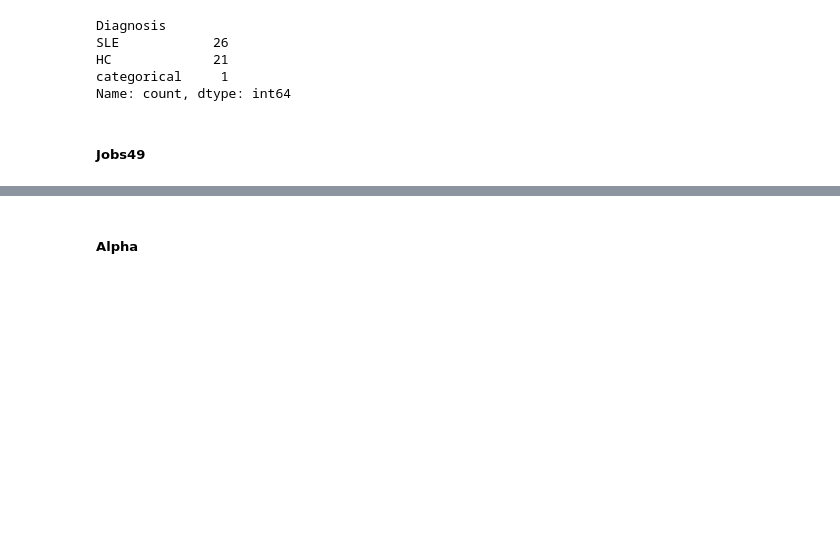
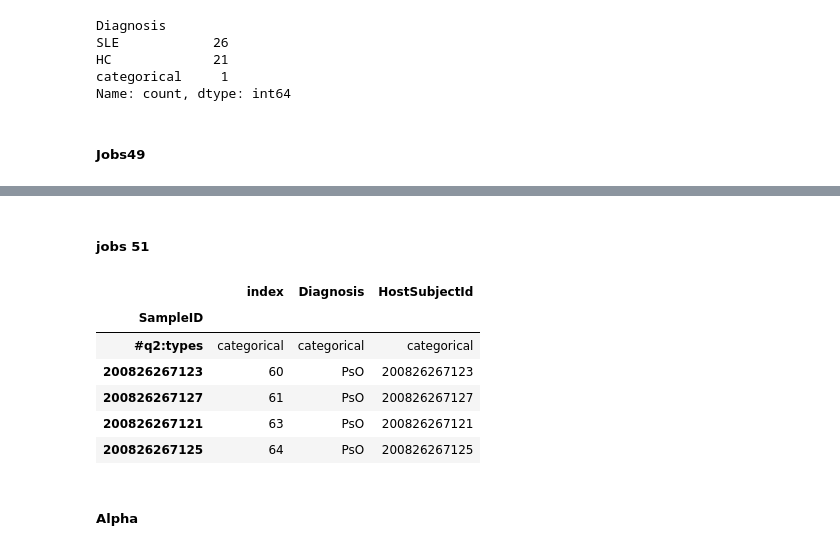
Before and after one commit to kbpi314/ampaim, a Jupyter notebook: code/ampaim_metaanalysis.ipynb, the cells around one changed output, grey strips where cells are left out. Drawn from its saved outputs; the diff is of its cells as text; code cells hidden in the pictures; blank space fills up the shorter version.

```diff
--- a/code/ampaim_metaanalysis.ipynb
+++ b/code/ampaim_metaanalysis.ipynb
@@ -445,3 +507,56 @@ Name: count, dtype: int64
+# %% [markdown]
+##### jobs 51 #####
+# %%
+# jobs51
+df = pd.read_csv(path + 'outputs/jobs51/metadata.txt', sep='\t')
+
+# cast to str
+df.SampleID = df.SampleID.astype(int).astype(str)
+
+# check
+#df = df[df['Diagnosis'].isin(['HC','PsO and PsA','PsO without PsA'])]
+df = df[df['Diagnosis'].isin(['HC','PsO without PsA', 'PsO and PsA', 'HC first degree relatives'])]
+
+# for now we just want PsO, PsA, and HC without first degree relatives
+df = df.drop_duplicates()
+
+# keep  only PsO without PsA, PsO and PsA, and HC
+df = df[df['Diagnosis'].isin(['PsO without PsA', 'PsO and PsA', 'HC first degree relatives'])]
+
+# rename
+df = df.replace({'PsO without PsA': 'PsO', 'PsO and PsA': 'PsA', 'HC first degree relatives': 'HC'})
+
+# create host subject ID col
+df['HostSubjectId'] = df['SampleID']
+
+# create categorical
+df = df.reset_index()
+df.loc[-1] = ['categorical' for _ in range(len(df.columns))] # adding a row
+df.index = df.index + 1  # shifting index
+df.sort_index(inplace=True)
+df.iloc[0,1] = '#q2:types' # this should be wherever SampleID is
+df = df.set_index('SampleID')
+#df.index.name = '#SampleID'
+
+# drop dup for  200826267122
+# this removes the PsA instance because that is below the PsO entry
+df = df[~df.index.duplicated(keep='first')]
+
+# export
+df.to_csv(path + 'outputs/jobs51/qiime_mapping_file.tsv', sep='\t')
+
+# df.Diagnosis.value_counts()
+# df.SampleID.value_counts()
+
+df.head()
+# %% [output]
+|  | index | Diagnosis | HostSubjectId |
+| SampleID |  |  |  |
+| #q2:types | categorical | categorical | categorical |
+| 200826267123 | 60 | PsO | 200826267123 |
+| 200826267127 | 61 | PsO | 200826267127 |
+| 200826267121 | 63 | PsO | 200826267121 |
+| 200826267125 | 64 | PsO | 200826267125 |
 # %% [markdown]
 ##### Alpha #####
 # %%
```
Also changed, not shown: parts of 9 cells of this notebook, 1 other file.
